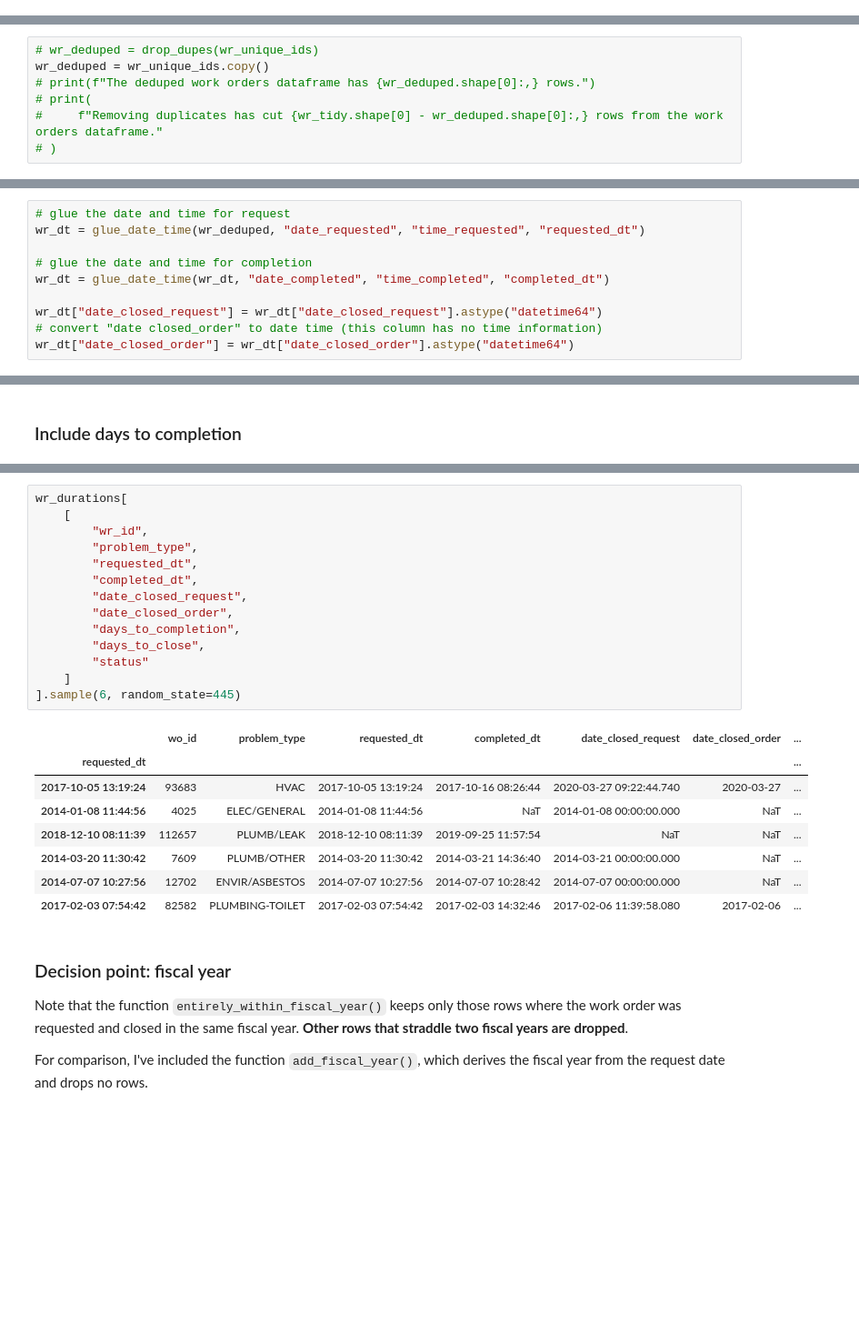
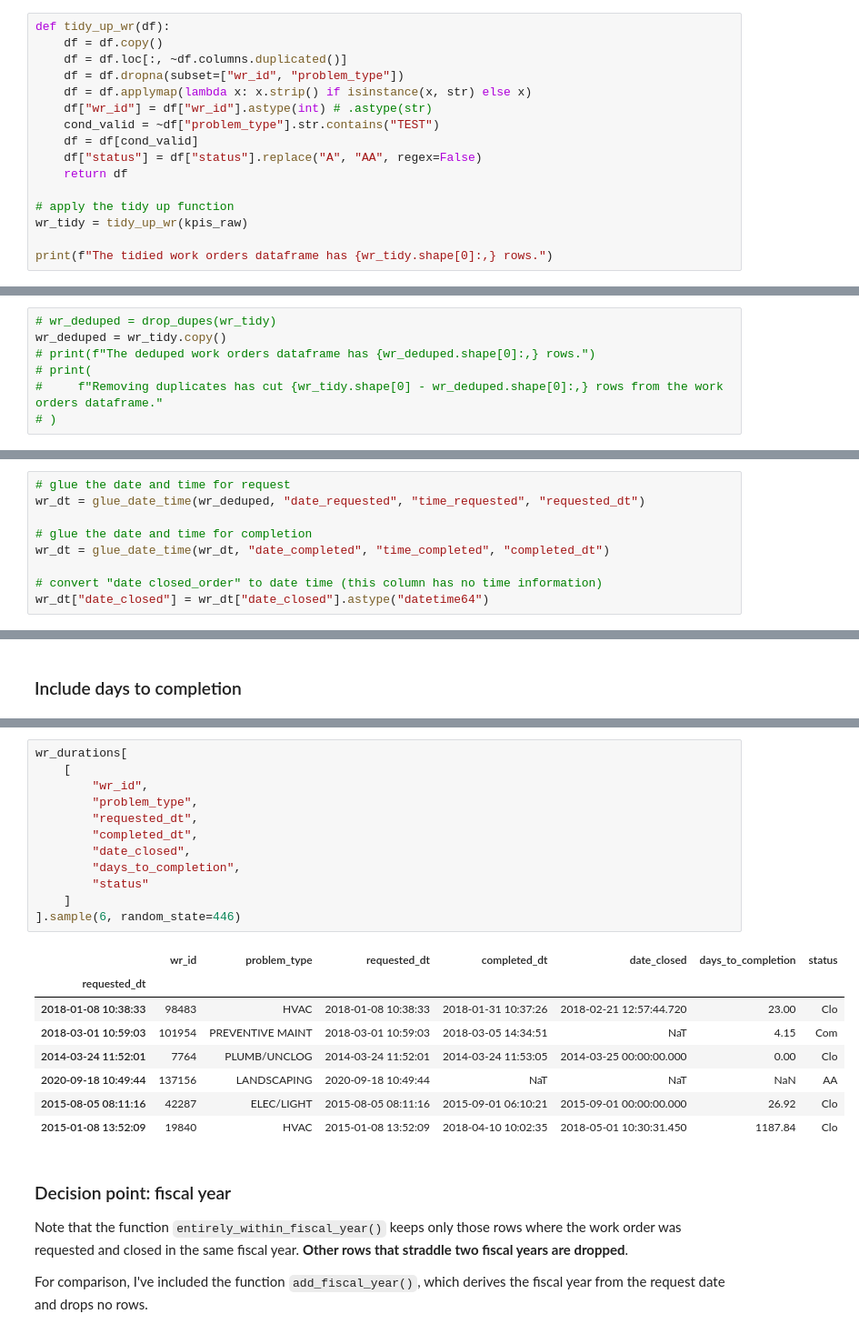
Before and after one commit to department-of-general-services/KPI_central, a Jupyter notebook: FMD_scorecard.ipynb, the cells around one changed output, grey strips where cells are left out. Shown at 91% size. Saved outputs shown, nothing was run; the diff lists cells and outputs as text; blank space fills up the shorter version.

```diff
--- a/FMD_scorecard.ipynb
+++ b/FMD_scorecard.ipynb
@@ -103,0 +76,16 @@ The tidied work orders dataframe has 102,434 rows.
+# %%
+def tidy_up_wr(df):
+    df = df.copy()
+    df = df.loc[:, ~df.columns.duplicated()]
+    df = df.dropna(subset=["wr_id", "problem_type"])
+    df = df.applymap(lambda x: x.strip() if isinstance(x, str) else x)
+    df["wr_id"] = df["wr_id"].astype(int) # .astype(str)
+    cond_valid = ~df["problem_type"].str.contains("TEST")
+    df = df[cond_valid]
+    df["status"] = df["status"].replace("A", "AA", regex=False)
+    return df
+
+# apply the tidy up function
+wr_tidy = tidy_up_wr(kpis_raw)
+
+print(f"The tidied work orders dataframe has {wr_tidy.shape[0]:,} rows.")
@@ -105,8 +95,8 @@ The tidied work orders dataframe has 102,434 rows.
 ### Remove duplicate work orders
 Removes rows where technician says WR is a duplicate in the description, and the status is "Canceled", "Closed", or "Rejected".
 # %%
-# wr_deduped = drop_dupes(wr_unique_ids)
-wr_deduped = wr_unique_ids.copy()
+# wr_deduped = drop_dupes(wr_tidy)
+wr_deduped = wr_tidy.copy()
 # print(f"The deduped work orders dataframe has {wr_deduped.shape[0]:,} rows.")
 # print(
 #     f"Removing duplicates has cut {wr_tidy.shape[0] - wr_deduped.shape[0]:,} rows from the work orders dataframe."
@@ -123,9 +113,8 @@ wr_dt = glue_date_time(wr_deduped, "date_requested", "time_requested", "requeste
 # glue the date and time for completion
 wr_dt = glue_date_time(wr_dt, "date_completed", "time_completed", "completed_dt")
 
-wr_dt["date_closed_request"] = wr_dt["date_closed_request"].astype("datetime64")
 # convert "date closed_order" to date time (this column has no time information)
-wr_dt["date_closed_order"] = wr_dt["date_closed_order"].astype("datetime64")
+wr_dt["date_closed"] = wr_dt["date_closed"].astype("datetime64")
 # %%
 wr_dt[
     [
@@ -172,26 +155,24 @@ wr_durations = compute_days_to_completion(wr_dt)
 # %%
 wr_durations[
     [
         "wr_id",
         "problem_type",
         "requested_dt",
         "completed_dt",
-        "date_closed_request",
-        "date_closed_order",
+        "date_closed",
         "days_to_completion",
-        "days_to_close",
         "status"
     ]
-].sample(6, random_state=445)
+].sample(6, random_state=446)
 # %% [output]
-|  | wo_id | problem_type | requested_dt | completed_dt | date_closed_request | date_closed_order | ... |
-| requested_dt |  |  |  |  |  |  | ... |
-| 2017-10-05 13:19:24 | 93683 | HVAC | 2017-10-05 13:19:24 | 2017-10-16 08:26:44 | 2020-03-27 09:22:44.740 | 2020-03-27 | ... |
-| 2014-01-08 11:44:56 | 4025 | ELEC/GENERAL | 2014-01-08 11:44:56 | NaT | 2014-01-08 00:00:00.000 | NaT | ... |
-| 2018-12-10 08:11:39 | 112657 | PLUMB/LEAK | 2018-12-10 08:11:39 | 2019-09-25 11:57:54 | NaT | NaT | ... |
-| 2014-03-20 11:30:42 | 7609 | PLUMB/OTHER | 2014-03-20 11:30:42 | 2014-03-21 14:36:40 | 2014-03-21 00:00:00.000 | NaT | ... |
-| 2014-07-07 10:27:56 | 12702 | ENVIR/ASBESTOS | 2014-07-07 10:27:56 | 2014-07-07 10:28:42 | 2014-07-07 00:00:00.000 | NaT | ... |
-| 2017-02-03 07:54:42 | 82582 | PLUMBING-TOILET | 2017-02-03 07:54:42 | 2017-02-03 14:32:46 | 2017-02-06 11:39:58.080 | 2017-02-06 | ... |
+|  | wr_id | problem_type | requested_dt | completed_dt | date_closed | days_to_completion | status |
+| requested_dt |  |  |  |  |  |  |  |
+| 2018-01-08 10:38:33 | 98483 | HVAC | 2018-01-08 10:38:33 | 2018-01-31 10:37:26 | 2018-02-21 12:57:44.720 | 23.00 | Clo |
+| 2018-03-01 10:59:03 | 101954 | PREVENTIVE MAINT | 2018-03-01 10:59:03 | 2018-03-05 14:34:51 | NaT | 4.15 | Com |
+| 2014-03-24 11:52:01 | 7764 | PLUMB/UNCLOG | 2014-03-24 11:52:01 | 2014-03-24 11:53:05 | 2014-03-25 00:00:00.000 | 0.00 | Clo |
+| 2020-09-18 10:49:44 | 137156 | LANDSCAPING | 2020-09-18 10:49:44 | NaT | NaT | NaN | AA |
+| 2015-08-05 08:11:16 | 42287 | ELEC/LIGHT | 2015-08-05 08:11:16 | 2015-09-01 06:10:21 | 2015-09-01 00:00:00.000 | 26.92 | Clo |
+| 2015-01-08 13:52:09 | 19840 | HVAC | 2015-01-08 13:52:09 | 2018-04-10 10:02:35 | 2018-05-01 10:30:31.450 | 1187.84 | Clo |
 # %% [markdown]
 ### Decision point: fiscal year
 Note that the function `entirely_within_fiscal_year()` keeps only those rows where the work order was requested and closed in the same fiscal year. __Other rows that straddle two fiscal years are dropped__.
```
Also changed, not shown: parts of 17 cells of this notebook, 2 other files.
